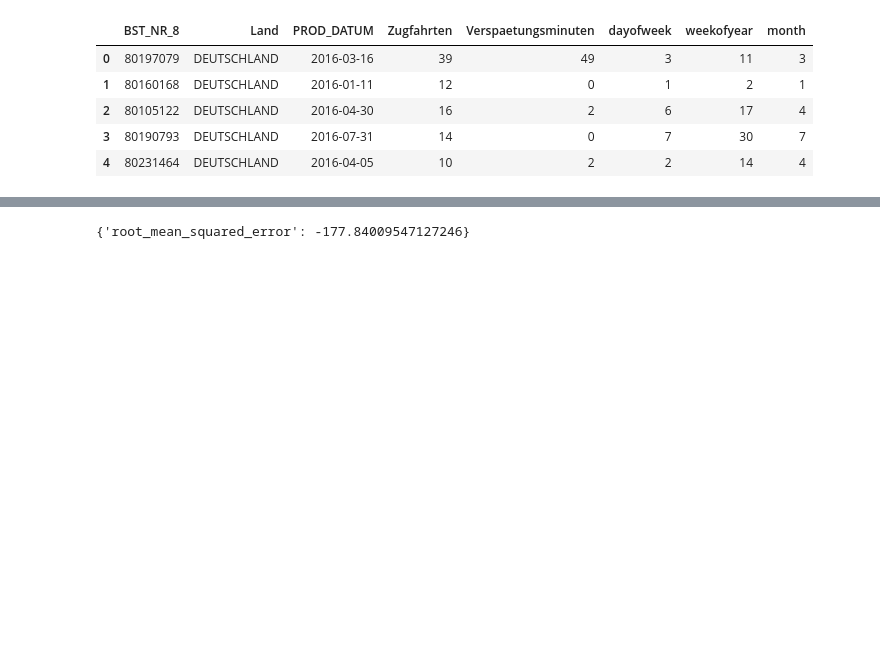
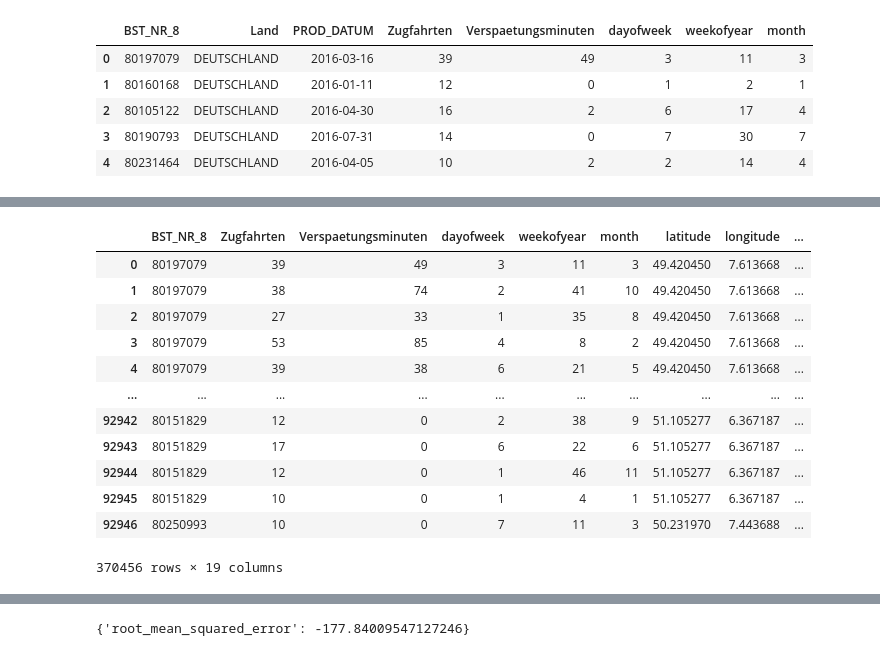
Before and after one commit to shamilnabiyev/open-data-analytics, a Jupyter notebook: data/data-processing.ipynb, the cells around one changed output, grey strips where cells are left out. Cells and saved outputs as stored; diff of their text form; code cells hidden in the pictures; blank space fills up the shorter version.

```diff
--- a/data/data-processing.ipynb
+++ b/data/data-processing.ipynb
@@ -134,3 +134,6 @@ df2.head()
 | 2 | 80105122 | DEUTSCHLAND | 2016-04-30 | 16 | 2 | 6 | 17 | 4 |
 | 3 | 80190793 | DEUTSCHLAND | 2016-07-31 | 14 | 0 | 7 | 30 | 7 |
 | 4 | 80231464 | DEUTSCHLAND | 2016-04-05 | 10 | 2 | 2 | 14 | 4 |
+# %%
+df = pd.read_csv('df-merged.csv')
+df.head()
@@ -136,0 +147,6 @@ df2.head()
+# %%
+df_weather = pd.concat([pd.read_csv('weather-dat-0-100000.csv'),
+                        pd.read_csv('weather-dat-100000-200000.csv'),
+                        pd.read_csv('weather-dat-200000-300000.csv'),
+                        pd.read_csv('weather-dat-300000-400000.csv')])
+df_weather.head()
@@ -136,0 +160,20 @@ df2.head()
+# %%
+df_merged = df.merge(df_weather, left_index=True, right_on='df_index')
+df_merged = df_merged.drop(columns=['Land', 'PROD_DATUM', 'year', 'datetime', 'df_index'])
+df_merged = df_merged.astype({"BST_NR_8": str})
+df_merged['snow'] = df_merged['snow'].fillna(0)
+df_merged
+# %% [output]
+|  | BST_NR_8 | Zugfahrten | Verspaetungsminuten | dayofweek | weekofyear | month | latitude | longitude | ... |
+| 0 | 80197079 | 39 | 49 | 3 | 11 | 3 | 49.420450 | 7.613668 | ... |
+| 1 | 80197079 | 38 | 74 | 2 | 41 | 10 | 49.420450 | 7.613668 | ... |
+| 2 | 80197079 | 27 | 33 | 1 | 35 | 8 | 49.420450 | 7.613668 | ... |
+| 3 | 80197079 | 53 | 85 | 4 | 8 | 2 | 49.420450 | 7.613668 | ... |
+| 4 | 80197079 | 39 | 38 | 6 | 21 | 5 | 49.420450 | 7.613668 | ... |
+| ... | ... | ... | ... | ... | ... | ... | ... | ... | ... |
+| 92942 | 80151829 | 12 | 0 | 2 | 38 | 9 | 51.105277 | 6.367187 | ... |
+| 92943 | 80151829 | 17 | 0 | 6 | 22 | 6 | 51.105277 | 6.367187 | ... |
+| 92944 | 80151829 | 12 | 0 | 1 | 46 | 11 | 51.105277 | 6.367187 | ... |
+| 92945 | 80151829 | 10 | 0 | 1 | 4 | 1 | 51.105277 | 6.367187 | ... |
+| 92946 | 80250993 | 10 | 0 | 7 | 11 | 3 | 50.231970 | 7.443688 | ... |
+370456 rows × 19 columns
```
Also changed, not shown: parts of 8 cells of this notebook.
